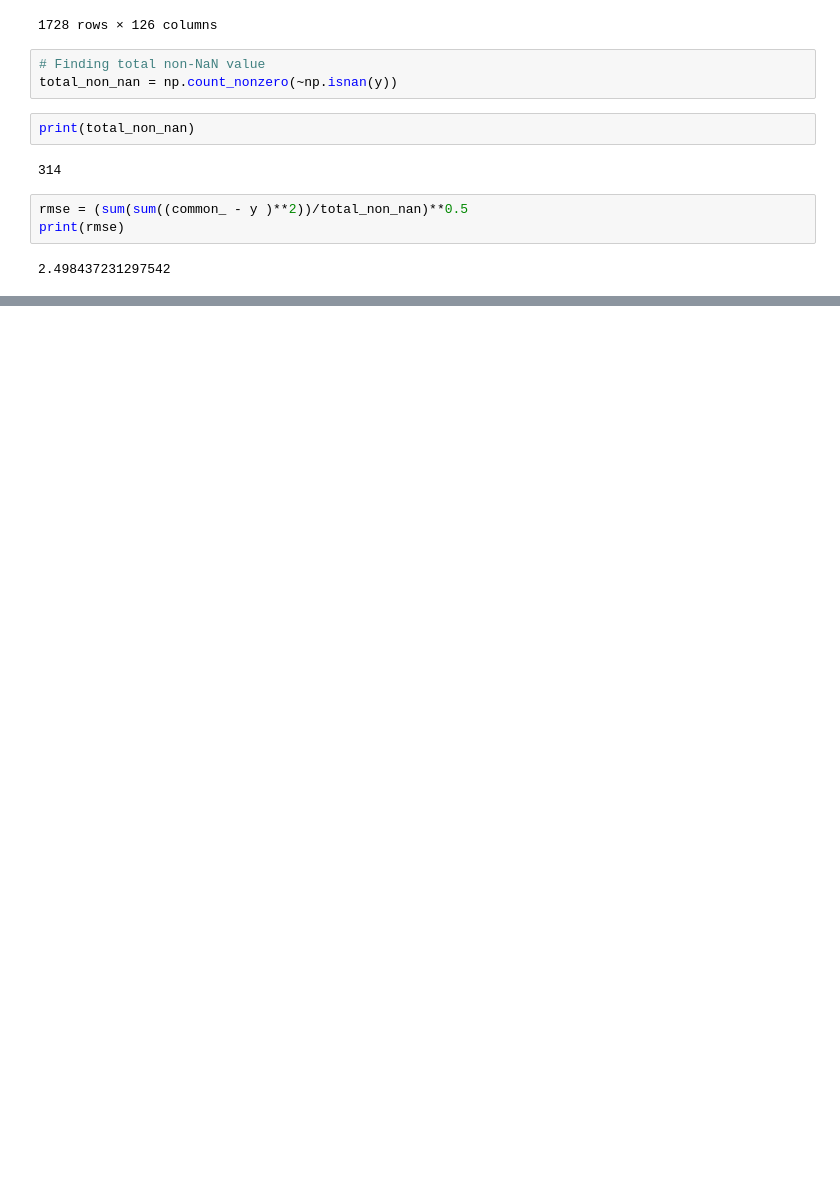
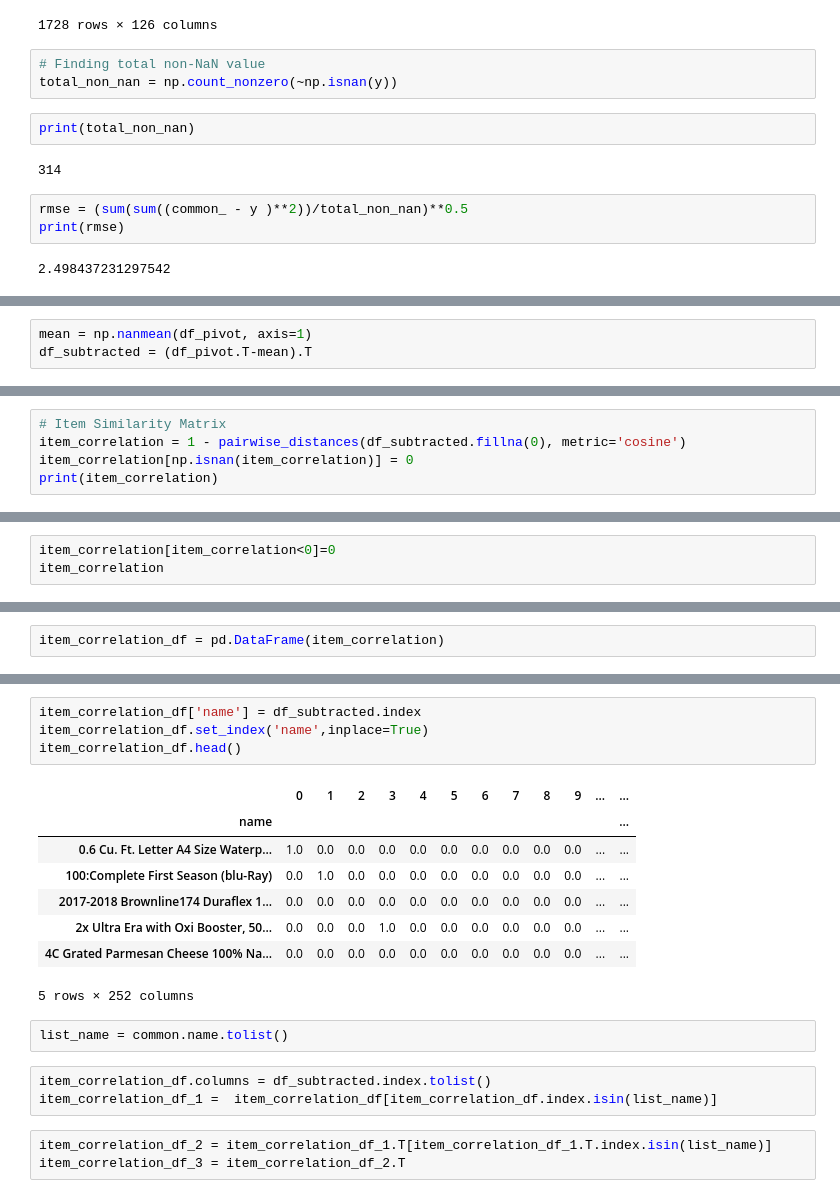
Before and after one commit to Kumaraguru-Muthuraj/_AIML_Code, a Jupyter notebook: _PythonNotebooks/_Course8_Recommendation_System/SentimentBasedRecommendationSystemV1.ipynb, the cells around one changed output, grey strips where cells are left out. Cells and saved outputs as stored; diff of their text form; blank space fills up the shorter version.

```diff
--- a/_PythonNotebooks/_Course8_Recommendation_System/SentimentBasedRecommendationSystemV1.ipynb
+++ b/_PythonNotebooks/_Course8_Recommendation_System/SentimentBasedRecommendationSystemV1.ipynb
@@ -940,0 +961,3 @@ print(rmse)
+# %%
+mean = np.nanmean(df_pivot, axis=1)
+df_subtracted = (df_pivot.T-mean).T
@@ -940,0 +979,5 @@ print(rmse)
+# %%
+# Item Similarity Matrix
+item_correlation = 1 - pairwise_distances(df_subtracted.fillna(0), metric='cosine')
+item_correlation[np.isnan(item_correlation)] = 0
+print(item_correlation)
@@ -940,0 +1000,3 @@ print(rmse)
+# %%
+item_correlation[item_correlation<0]=0
+item_correlation
@@ -940,0 +1110,2 @@ print(rmse)
+# %%
+item_correlation_df = pd.DataFrame(item_correlation)
@@ -940,0 +1118,21 @@ print(rmse)
+# %%
+item_correlation_df['name'] = df_subtracted.index
+item_correlation_df.set_index('name',inplace=True)
+item_correlation_df.head()
+# %% [output]
+|  | 0 | 1 | 2 | 3 | 4 | 5 | 6 | 7 | 8 | 9 | ... | ... |
+| name |  |  |  |  |  |  |  |  |  |  |  | ... |
+| 0.6 Cu. Ft. Letter A4 Size Waterp... | 1.0 | 0.0 | 0.0 | 0.0 | 0.0 | 0.0 | 0.0 | 0.0 | 0.0 | 0.0 | ... | ... |
+| 100:Complete First Season (blu-Ray) | 0.0 | 1.0 | 0.0 | 0.0 | 0.0 | 0.0 | 0.0 | 0.0 | 0.0 | 0.0 | ... | ... |
+| 2017-2018 Brownline174 Duraflex 1... | 0.0 | 0.0 | 0.0 | 0.0 | 0.0 | 0.0 | 0.0 | 0.0 | 0.0 | 0.0 | ... | ... |
+| 2x Ultra Era with Oxi Booster, 50... | 0.0 | 0.0 | 0.0 | 1.0 | 0.0 | 0.0 | 0.0 | 0.0 | 0.0 | 0.0 | ... | ... |
+| 4C Grated Parmesan Cheese 100% Na... | 0.0 | 0.0 | 0.0 | 0.0 | 0.0 | 0.0 | 0.0 | 0.0 | 0.0 | 0.0 | ... | ... |
+5 rows × 252 columns
+# %%
+list_name = common.name.tolist()
+# %%
+item_correlation_df.columns = df_subtracted.index.tolist()
+item_correlation_df_1 =  item_correlation_df[item_correlation_df.index.isin(list_name)]
+# %%
+item_correlation_df_2 = item_correlation_df_1.T[item_correlation_df_1.T.index.isin(list_name)]
+item_correlation_df_3 = item_correlation_df_2.T
```
Also changed, not shown: parts of 38 cells of this notebook.
